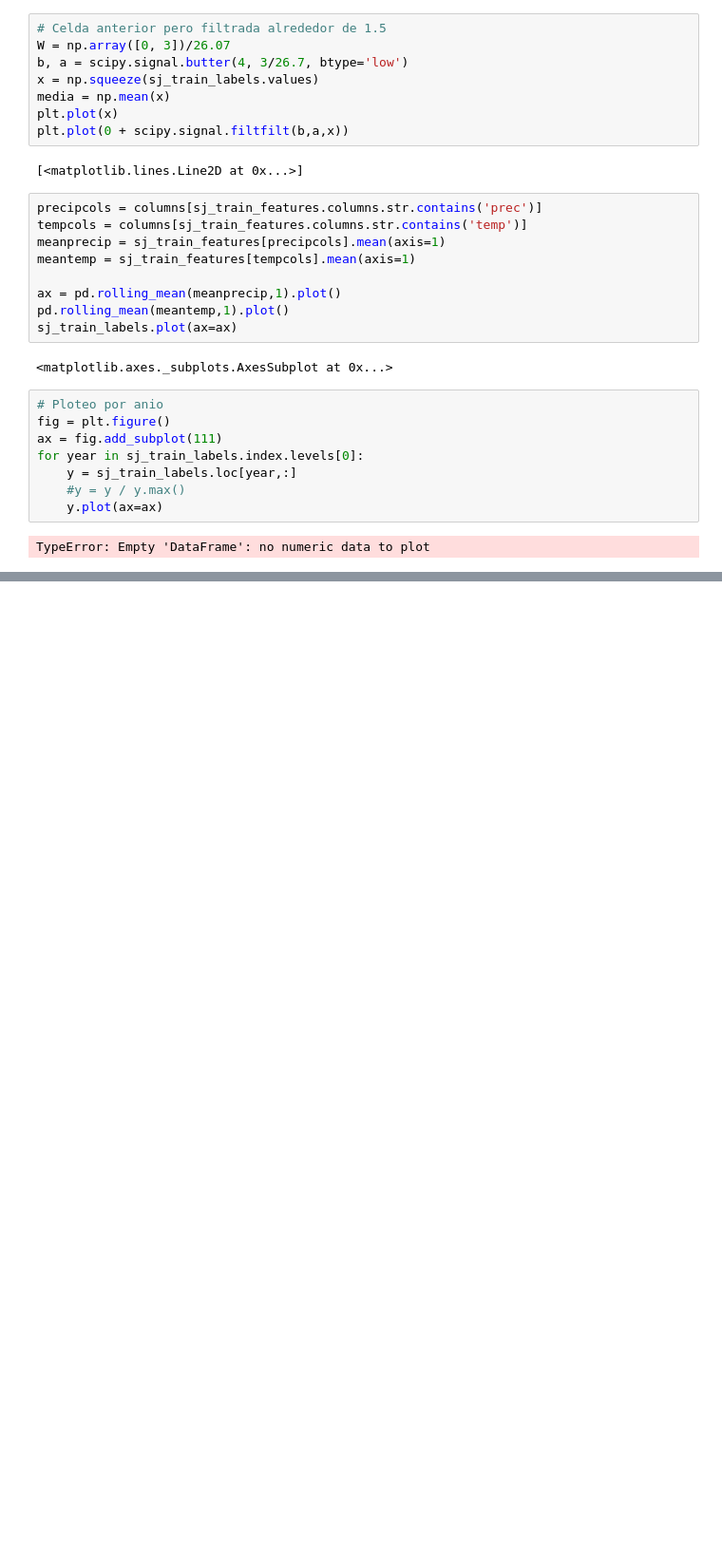
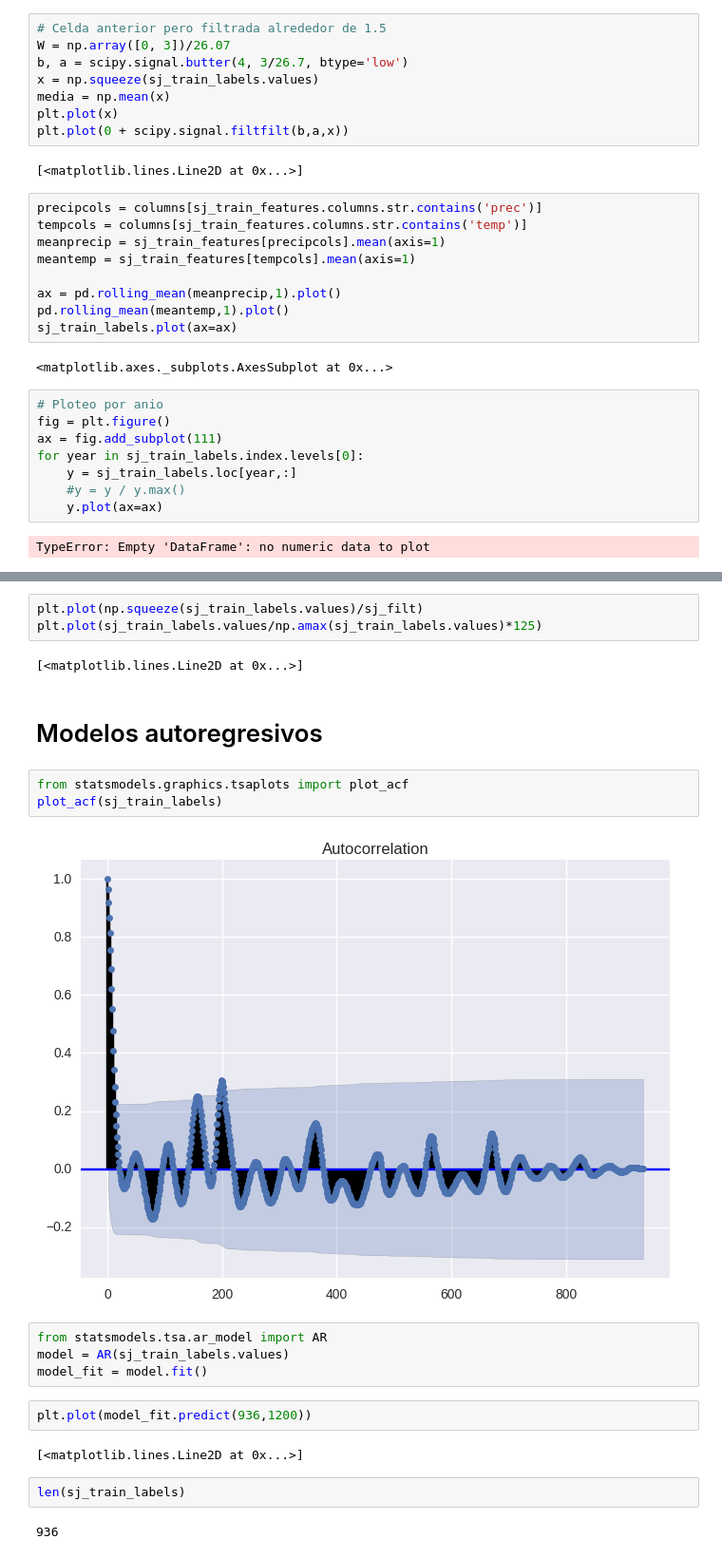
Before and after one commit to datosgobar/dengai, a Jupyter notebook: Exploracion inicial - mec.ipynb, the cells around one changed output, grey strips where cells are left out. Shown at 95% size. Saved outputs shown, nothing was run; the diff lists cells and outputs as text; blank space fills up the shorter version.

```diff
--- a/Exploracion inicial - mec.ipynb
+++ b/Exploracion inicial - mec.ipynb
@@ -205,0 +231,24 @@ TypeError: Empty 'DataFrame': no numeric data to plot
+# %%
+plt.plot(np.squeeze(sj_train_labels.values)/sj_filt)
+plt.plot(sj_train_labels.values/np.amax(sj_train_labels.values)*125)
+# %% [output]
+[<matplotlib.lines.Line2D at 0x...>]
+# %% [markdown]
+# Modelos autoregresivos
+# %%
+from statsmodels.graphics.tsaplots import plot_acf
+plot_acf(sj_train_labels)
+# %% [output]
+[figure, added]
+# %%
+from statsmodels.tsa.ar_model import AR
+model = AR(sj_train_labels.values)
+model_fit = model.fit()
+# %%
+plt.plot(model_fit.predict(936,1200))
+# %% [output]
+[<matplotlib.lines.Line2D at 0x...>]
+# %%
+len(sj_train_labels)
+# %% [output]
+936
```
Also changed, not shown: parts of 4 cells of this notebook.
